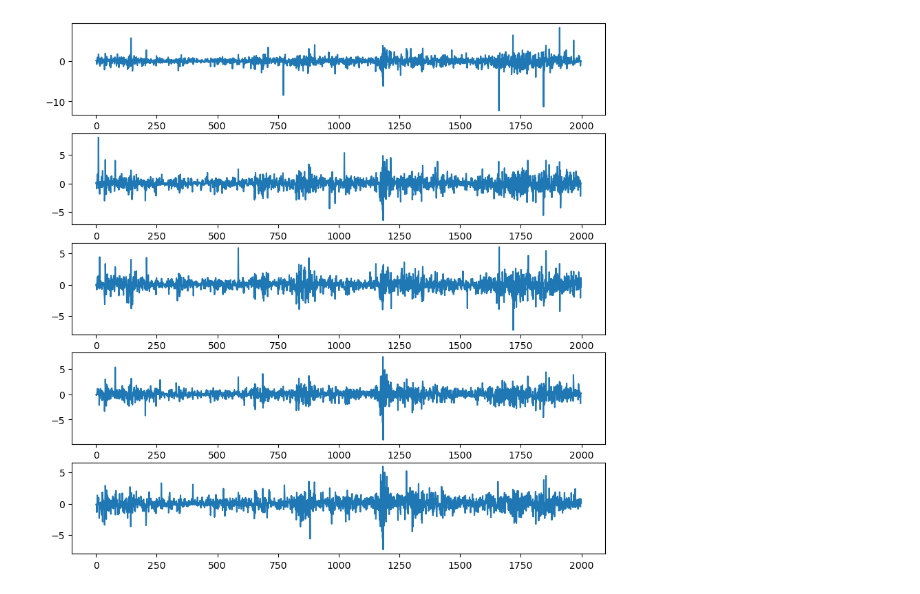
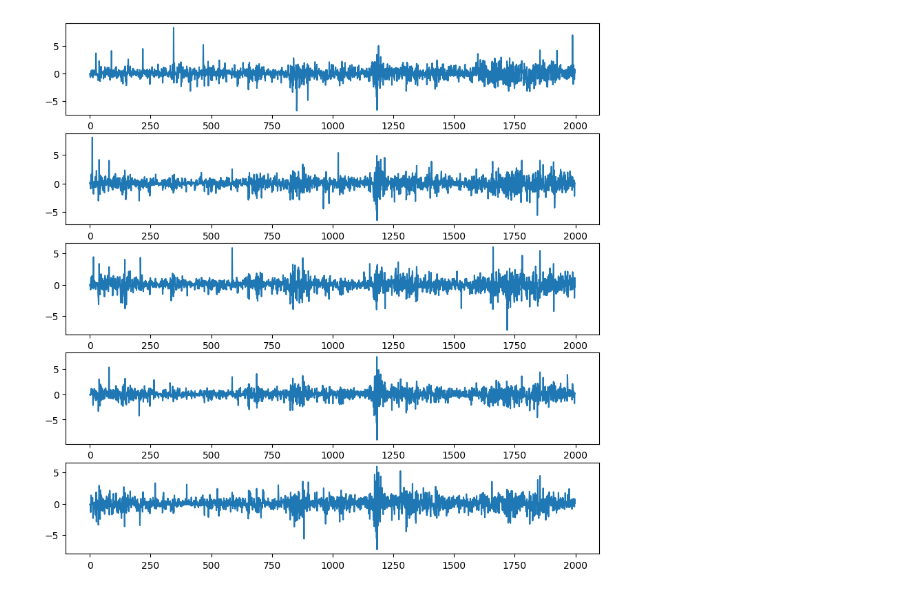
Before and after one commit to mzampar/PML_ARHMM, a Jupyter notebook: multiple_stock_analysis.ipynb, the cells around one changed output. Drawn from its saved outputs; the diff is of its cells as text; code cells hidden in the pictures.

```diff
--- a/multiple_stock_analysis.ipynb
+++ b/multiple_stock_analysis.ipynb
@@ -10,32 +10,32 @@ from dynamax.hidden_markov_model import LinearAutoregressiveHMM
 from dynamax.utils.plotting import gradient_cmap
 from dynamax.utils.utils import random_rotation
 # %%
-data_META = pd.read_csv("Financial-Data/stocks/META.csv")
+data_META = pd.read_csv("Financial-Data/stocks/NVDA.csv")
 data_GOOG = pd.read_csv("Financial-Data/stocks/GOOG.csv")
 data_AMZN = pd.read_csv("Financial-Data/stocks/AMZN.csv")
 data_MSFT = pd.read_csv("Financial-Data/stocks/MSFT.csv")
 data_AAPL = pd.read_csv("Financial-Data/stocks/AAPL.csv")
-
+names=['Nvidia', 'Google', 'Amazon', 'Microsoft', 'Apple']
 
 data_list = [data_META, data_GOOG, data_AMZN, data_MSFT, data_AAPL]
 
 n_obs = 2000
 data_close_list = [data['Close'].iloc[-n_obs:].values for data in data_list]
 
 log_ret_list = [np.diff(np.log(data_close)) for data_close in data_close_list]
 
 log_ret_norm_list = [(log_ret - np.mean(log_ret)) / np.std(log_ret) for log_ret in log_ret_list]
 
 
 # Plot log returns on different plots
 fig, ax = plt.subplots(len(log_ret_norm_list), 1, figsize=(10, 10))
 for i, data in enumerate(log_ret_norm_list):
     ax[i].plot(data)
 
 
 plt.show()
 # %% [output]
-[figure, old version]
+[figure, new version]
 # %%
 most_likely_states_list = []
 
```
Also changed, not shown: parts of 4 cells of this notebook, 2 other files.
